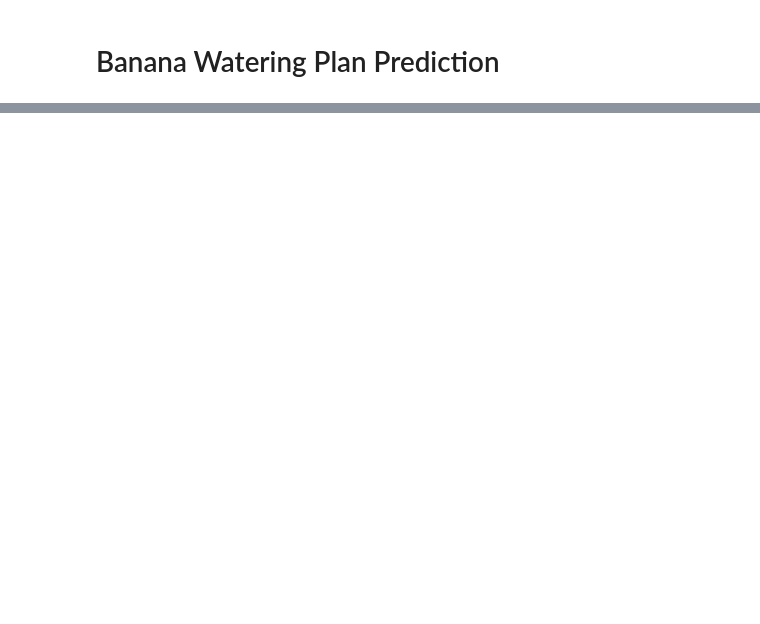
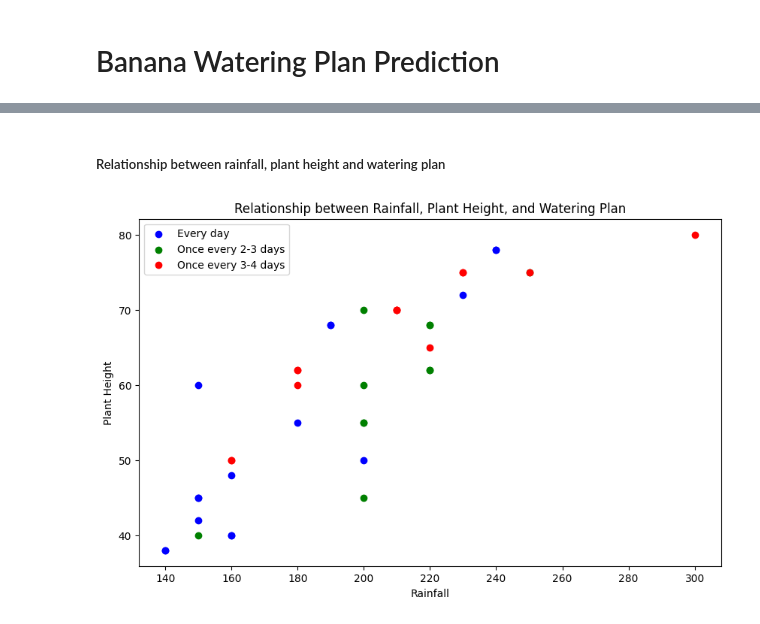
Before and after one commit to CodecubX/banana-disease-prediction-MRCNN-Django-ML, a Jupyter notebook: water_and_fertilizer plan/watering_plan.ipynb, the cells around one changed output, grey strips where cells are left out. Saved outputs shown, nothing was run; the diff lists cells and outputs as text; code cells hidden in the pictures; blank space fills up the shorter version.

```diff
--- a/water_and_fertilizer plan/watering_plan.ipynb
+++ b/water_and_fertilizer plan/watering_plan.ipynb
@@ -28,0 +225,33 @@ df.head()
+# %% [markdown]
+##### Relationship between rainfall, plant height and watering plan
+# %%
+# Scatter plot of rainfall, plant height, and watering plan
+plt.figure(figsize=(10, 6))
+
+# Plotting watering plan "every day"
+plt.scatter(df[df['watering_plan'] == 'every day']['rainfall'],
+            df[df['watering_plan'] == 'every day']['plant_height'],
+            label='Every day', color='blue')
+
+# Plotting watering plan "once every 2-3 days"
+plt.scatter(df[df['watering_plan'] == 'once every 2-3 days']['rainfall'],
+            df[df['watering_plan'] == 'once every 2-3 days']['plant_height'],
+            label='Once every 2-3 days', color='green')
+
+# Plotting watering plan "once every 3-4 days"
+plt.scatter(df[df['watering_plan'] == 'once every 3-4 days']['rainfall'],
+            df[df['watering_plan'] == 'once every 3-4 days']['plant_height'],
+            label='Once every 3-4 days', color='red')
+
+# Title and labels
+plt.title('Relationship between Rainfall, Plant Height, and Watering Plan')
+plt.xlabel('Rainfall')
+plt.ylabel('Plant Height')
+
+# Legend
+plt.legend()
+
+# Display the plot
+plt.show()
+# %% [output]
+[figure, added]
```
Also changed, not shown: parts of 10 cells of this notebook, 3 other files.
